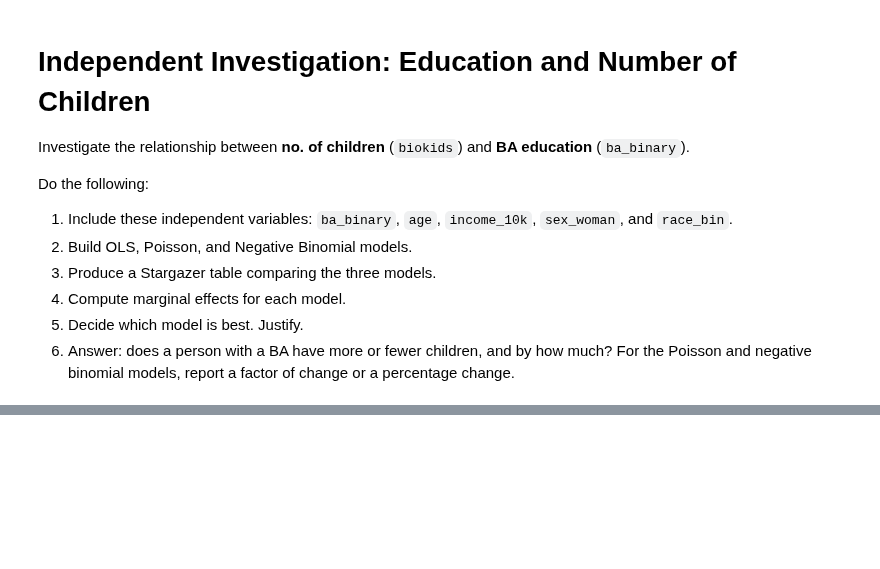
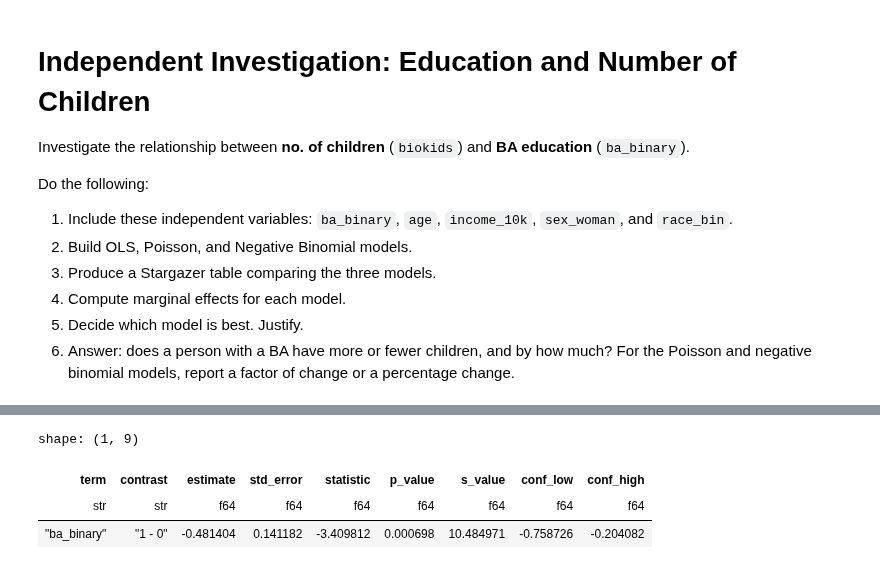
Before and after one commit to Jianru-Yang/hs4002labs_2026, a Jupyter notebook: week8/week8_notebook_student.ipynb, the cells around one changed output, grey strips where cells are left out. Drawn from its saved outputs; the diff is of its cells as text; code cells hidden in the pictures; blank space fills up the shorter version.

```diff
--- a/week8/week8_notebook_student.ipynb
+++ b/week8/week8_notebook_student.ipynb
@@ -167,0 +462,8 @@ Do the following:
+# %%
+# Marginal effects
+avg_comparisons(ols_edu, variables='ba_binary')
+# %% [output]
+shape: (1, 9)
+| term | contrast | estimate | std_error | statistic | p_value | s_value | conf_low | conf_high |
+| str | str | f64 | f64 | f64 | f64 | f64 | f64 | f64 |
+| "ba_binary" | "1 - 0" | -0.481404 | 0.141182 | -3.409812 | 0.000698 | 10.484971 | -0.758726 | -0.204082 |
```
Also changed, not shown: parts of 31 cells of this notebook.
